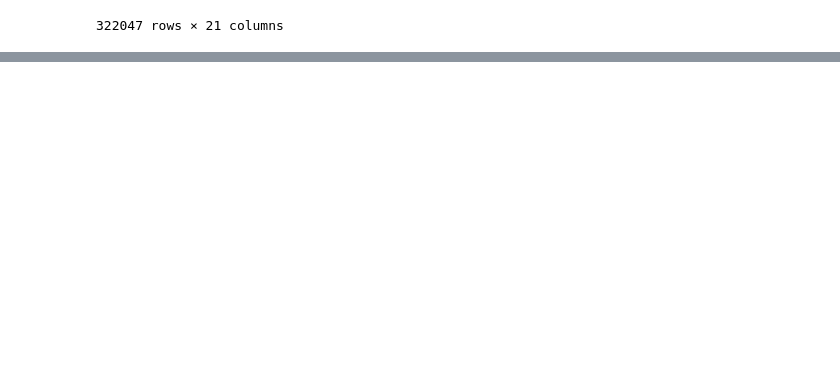
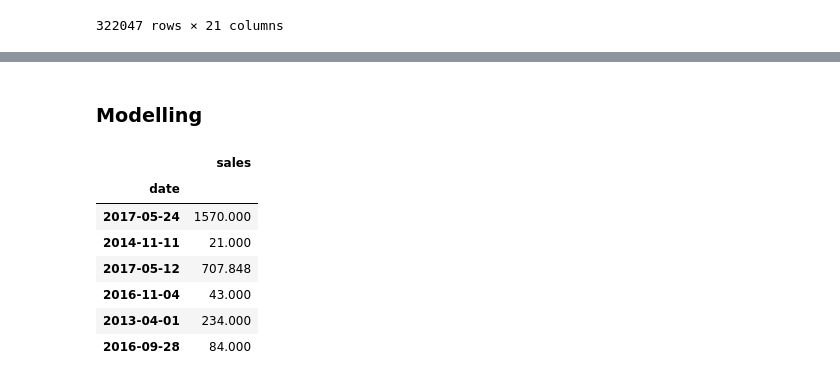
Before and after one commit to aaronayitey/LP3-Time-Series-Analysis, a Jupyter notebook: code.ipynb, the cells around one changed output, grey strips where cells are left out. Cells and saved outputs as stored; diff of their text form; code cells hidden in the pictures; blank space fills up the shorter version.

Commit message:
Modelling

```diff
--- a/code.ipynb
+++ b/code.ipynb
@@ -1449,6 +1449,0 @@ salesdata
-# %%
-salesdata['year']=salesdata['date'].dt.year
-salesdata['month']=salesdata['date'].dt.month
-salesdata['day']=salesdata['date'].dt.day
-salesdata['dayofweek_num']=salesdata['date'].dt.dayofweek
-salesdata.sample(4)
@@ -1461,0 +1450,16 @@ salesdata.sample(4)
+# %% [markdown]
+### **Modelling**
+# %%
+time_series= salesdata.drop(columns=['id','store_number', 'family', 'onpromotion', 'city', 'state', 'type', 'cluster', 'oil_prices', 'holiday_type', 'locale',
+       'locale_name', 'description', 'transferred'])
+time_series= time_series.set_index("date")
+time_series.sample(6)
+# %% [output]
+|  | sales |
+| date |  |
+| 2017-05-24 | 1570.000 |
+| 2014-11-11 | 21.000 |
+| 2017-05-12 | 707.848 |
+| 2016-11-04 | 43.000 |
+| 2013-04-01 | 234.000 |
+| 2016-09-28 | 84.000 |
```
Also changed, not shown: parts of 23 cells of this notebook.
